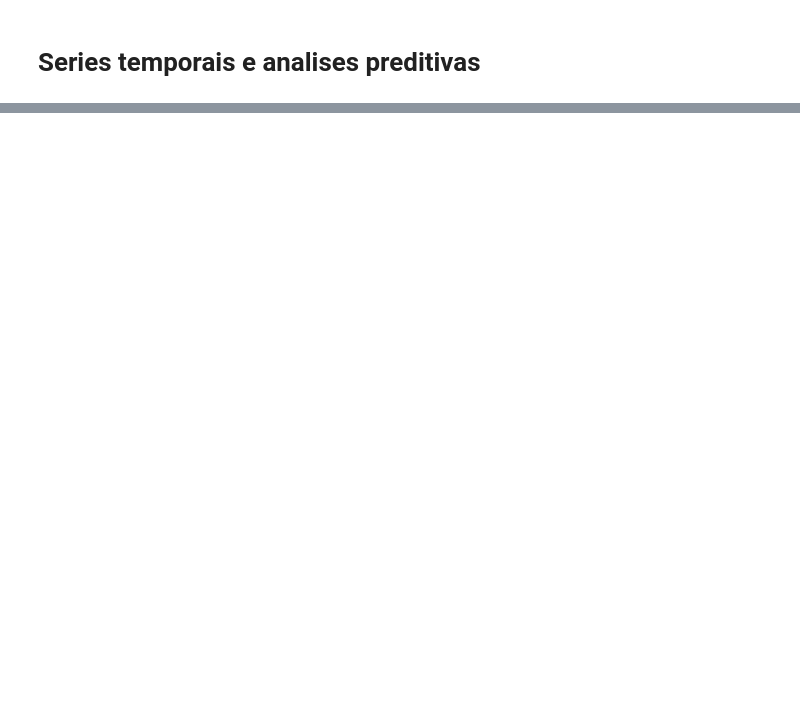
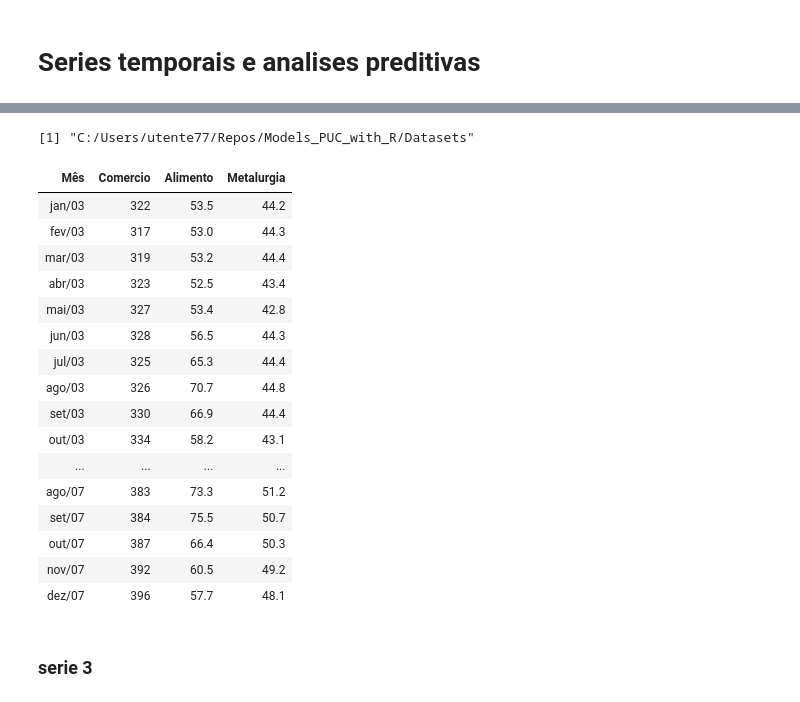
Before and after one commit to alessandra-barbosa/Models_PUC_R, a Jupyter notebook: 5_Modelos automaticos.ipynb, the cells around one changed output, grey strips where cells are left out. Cells and saved outputs as stored; diff of their text form; code cells hidden in the pictures; blank space fills up the shorter version.

```diff
--- a/5_Modelos automaticos.ipynb
+++ b/5_Modelos automaticos.ipynb
@@ -237,0 +36,26 @@ ERROR: Error in autoplot(serie1): non trovo la funzione "autoplot"
+# %%
+setwd("C:\\Users\\utente77\\Repos\\Models_PUC_with_R\\Datasets") # direciona o R para pasta
+getwd() # visualiza a pasta de trabalho do R
+dados1 <- read.csv2("Dados_Job_IA.csv") # Leitura do arquivo csv no R
+dados1
+# %% [output]
+[1] "C:/Users/utente77/Repos/Models_PUC_with_R/Datasets"
+| Mês | Comercio | Alimento | Metalurgia |
+| jan/03 | 322 | 53.5 | 44.2 |
+| fev/03 | 317 | 53.0 | 44.3 |
+| mar/03 | 319 | 53.2 | 44.4 |
+| abr/03 | 323 | 52.5 | 43.4 |
+| mai/03 | 327 | 53.4 | 42.8 |
+| jun/03 | 328 | 56.5 | 44.3 |
+| jul/03 | 325 | 65.3 | 44.4 |
+| ago/03 | 326 | 70.7 | 44.8 |
+| set/03 | 330 | 66.9 | 44.4 |
+| out/03 | 334 | 58.2 | 43.1 |
+| ... | ... | ... | ... |
+| ago/07 | 383 | 73.3 | 51.2 |
+| set/07 | 384 | 75.5 | 50.7 |
+| out/07 | 387 | 66.4 | 50.3 |
+| nov/07 | 392 | 60.5 | 49.2 |
+| dez/07 | 396 | 57.7 | 48.1 |
+# %% [markdown]
+### serie 3
```
Also changed, not shown: parts of 35 cells of this notebook.
